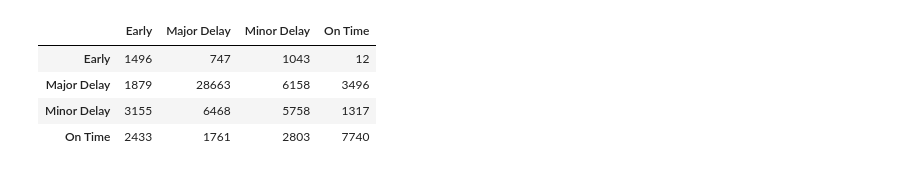
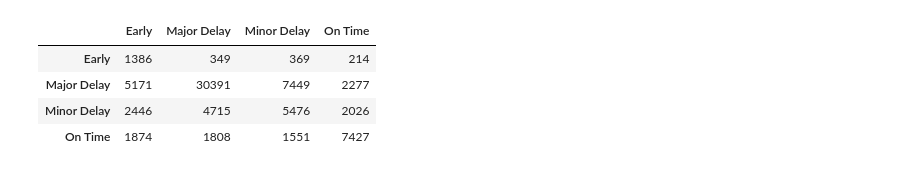
Before and after one commit to Kegmar/vrpp, a Jupyter notebook: models/s-model.ipynb, the cells around one changed output. Saved outputs shown, nothing was run; the diff lists cells and outputs as text; code cells hidden in the pictures.

```diff
--- a/models/s-model.ipynb
+++ b/models/s-model.ipynb
@@ -36,8 +51,40 @@ numeric_features = [
+# %%
+X = df[FEATURES]
+
+y = df[TARGET_CLASS]
+
+X_train, X_test, y_train, y_test = train_test_split(
+    X,
+    y,
+    test_size=0.2,
+    random_state=42,
+    stratify=y
+)
 # %%
-preprocessor = ColumnTransformer(
+preprocessor_lr = ColumnTransformer(
     transformers=[
         ("cat", OneHotEncoder(handle_unknown="ignore", sparse_output=True), categorical_features),
         ("bin", "passthrough", binary_features),
-        ("num", StandardScaler(), numeric_features),
+        ("num", StandardScaler(with_mean=False), numeric_features),
     ]
 )
+
+logreg = LogisticRegression(
+    solver="lbfgs",
+    max_iter=300,
+    n_jobs=-1,
+    class_weight="balanced"
+)
+
+lr_pipeline = Pipeline(
+    steps=[
+        ("preprocess", preprocessor_lr),
+        ("model", logreg)
+    ]
+)
+
+lr_pipeline.fit(X_train, y_train)
+
+y_pred_lr = lr_pipeline.predict(X_test)
+
+print(classification_report(y_test, y_pred_lr, digits=3))
@@ -94,13 +102,13 @@ weighted avg      0.618     0.583     0.596     74929
 # %%
-cm = confusion_matrix(y_test, y_pred, labels=pipeline.classes_)
-cm_df = pd.DataFrame(cm, index=pipeline.classes_, columns=pipeline.classes_)
-cm_df
+cm_lr = confusion_matrix(y_test, y_pred_lr, labels=lr_pipeline.classes_)
+cm_lr_df = pd.DataFrame(cm_lr, index=lr_pipeline.classes_, columns=lr_pipeline.classes_)
+cm_lr_df
 # %% [output]
 |  | Early | Major Delay | Minor Delay | On Time |
-| Early | 1496 | 747 | 1043 | 12 |
-| Major Delay | 1879 | 28663 | 6158 | 3496 |
-| Minor Delay | 3155 | 6468 | 5758 | 1317 |
-| On Time | 2433 | 1761 | 2803 | 7740 |
+| Early | 1386 | 349 | 369 | 214 |
+| Major Delay | 5171 | 30391 | 7449 | 2277 |
+| Minor Delay | 2446 | 4715 | 5476 | 2026 |
+| On Time | 1874 | 1808 | 1551 | 7427 |
 # %%
 preprocessor_gb = ColumnTransformer(
     transformers=[
```
Also changed, not shown: parts of 29 cells of this notebook, 47 other files.
